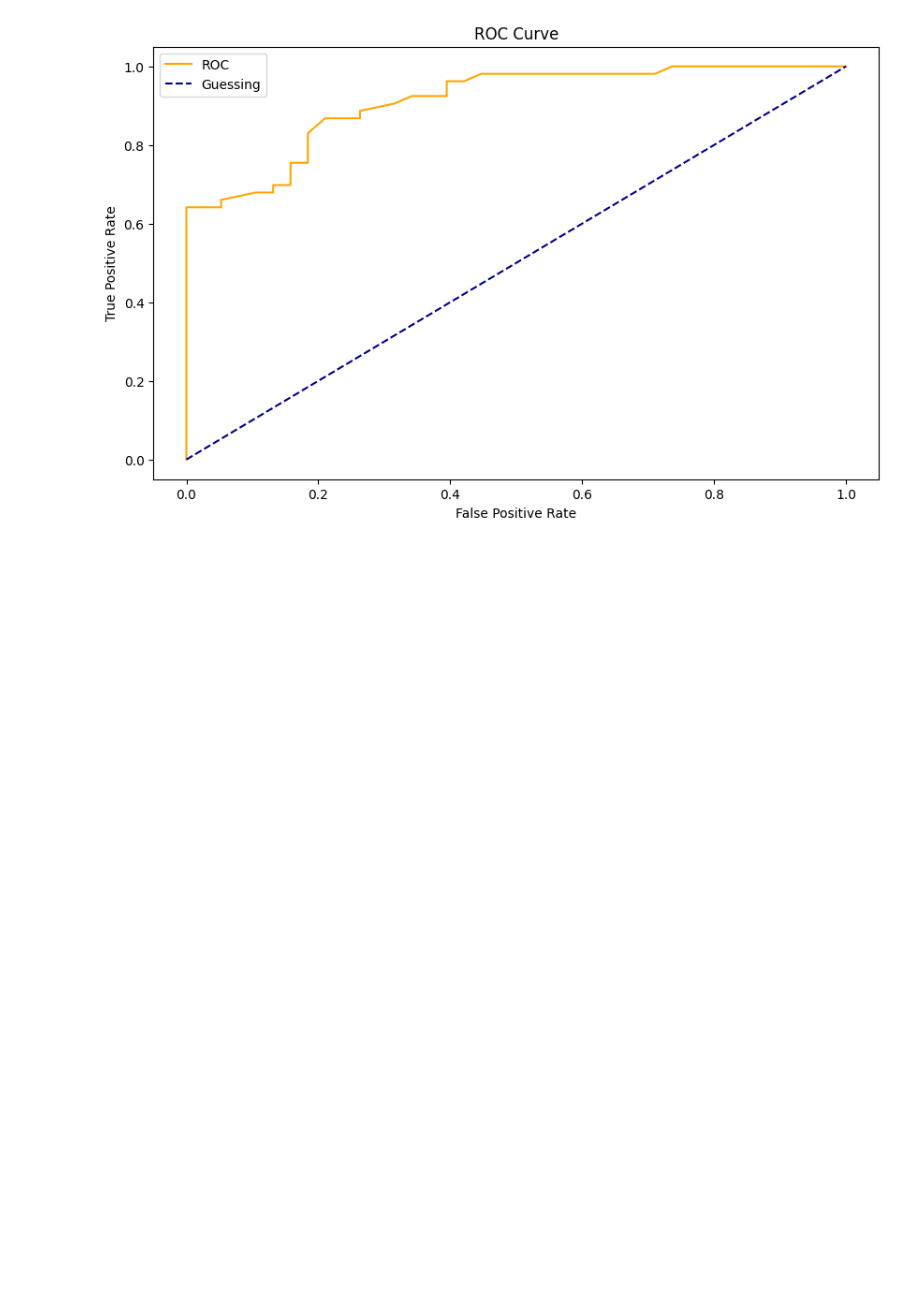
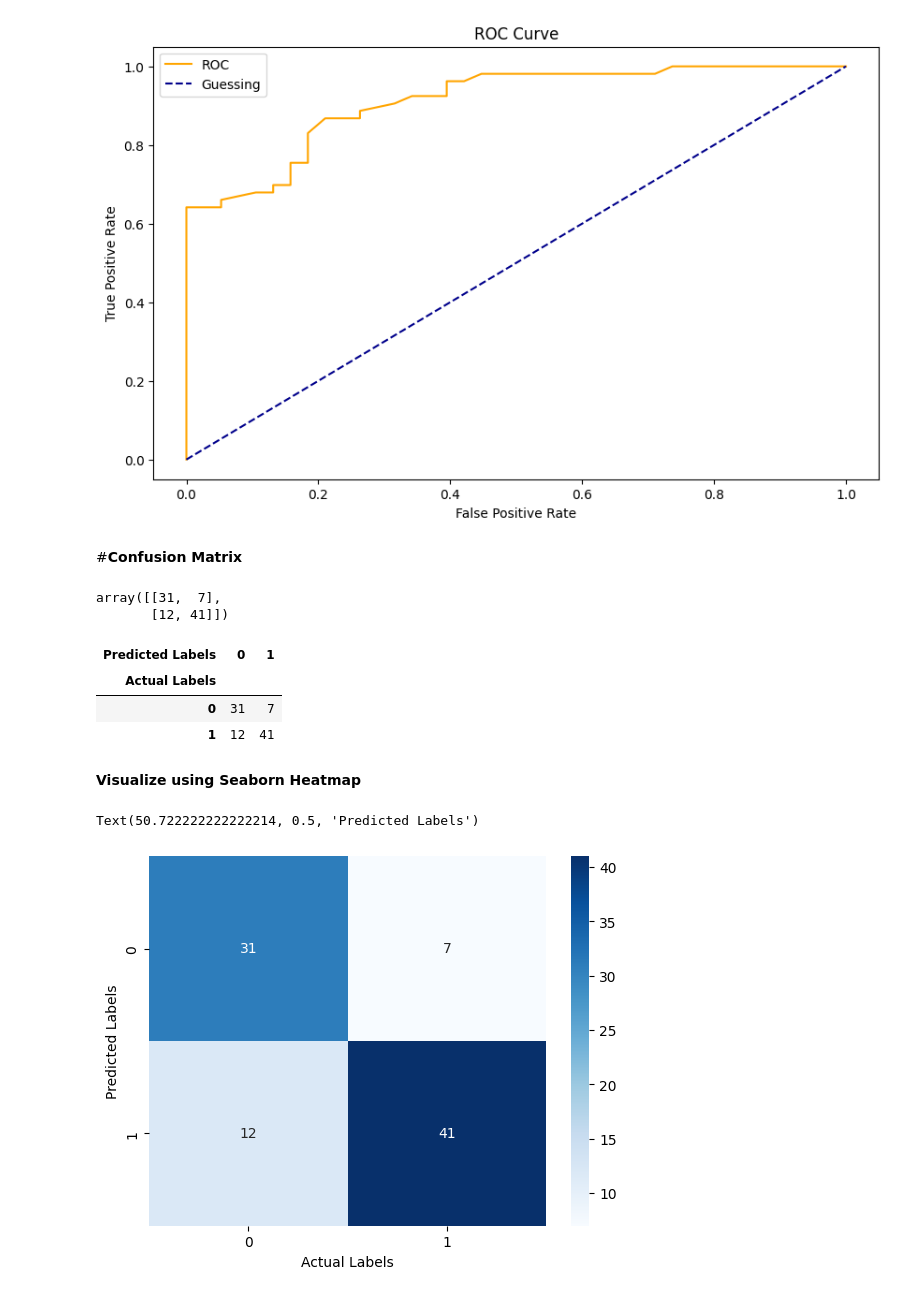
Before and after one commit to Numanur/data-science-ml, a Jupyter notebook: Scikit_Learn.ipynb, the cells around one changed output. Cells and saved outputs as stored; diff of their text form; code cells hidden in the pictures; blank space fills up the shorter version.

Commit message:
plotting confusion matrix

```diff
--- a/Scikit_Learn.ipynb
+++ b/Scikit_Learn.ipynb
@@ -369,6 +369,8 @@ np.random.seed(15)
 X_train, X_test, y_train, y_test = train_test_split(X, y, test_size=0.3)
 model.fit(X_train, y_train)
 
+y_pred = model.predict(X_test)
+
 y_preds = model.predict_proba(X_test)
 y_preds[:5]
 # %% [output]
@@ -408,3 +410,31 @@ plt.legend()
 plt.show()
 # %% [output]
 [figure]
+# %% [markdown]
+#**Confusion Matrix**
+# %%
+from sklearn.metrics import confusion_matrix
+confusion_matrix(y_test, y_pred)
+# %% [output]
+array([[31,  7],
+       [12, 41]])
+# %%
+pd.crosstab(y_test, y_pred, rownames=["Actual Labels"], colnames=["Predicted Labels"])
+# %% [output]
+| Predicted Labels | 0 | 1 |
+| Actual Labels |  |  |
+| 0 | 31 | 7 |
+| 1 | 12 | 41 |
+# %% [markdown]
+**Visualize using Seaborn Heatmap**
+# %%
+import seaborn as sns
+
+cfmat = confusion_matrix(y_test, y_pred)
+
+ax = sns.heatmap(cfmat, annot=True, cmap="Blues")
+ax.set_xlabel("Actual Labels")
+ax.set_ylabel("Predicted Labels")
+# %% [output]
+Text(50.722222222222214, 0.5, 'Predicted Labels')
+[figure, added]
```
Also changed, not shown: parts of 13 cells of this notebook.
